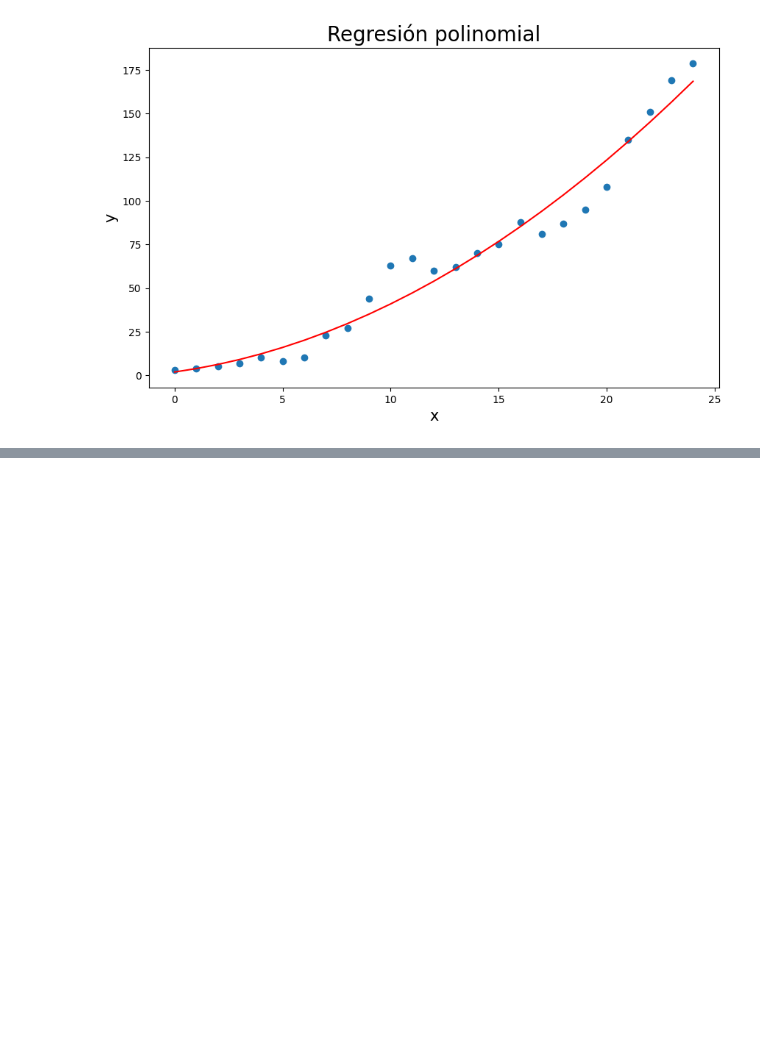
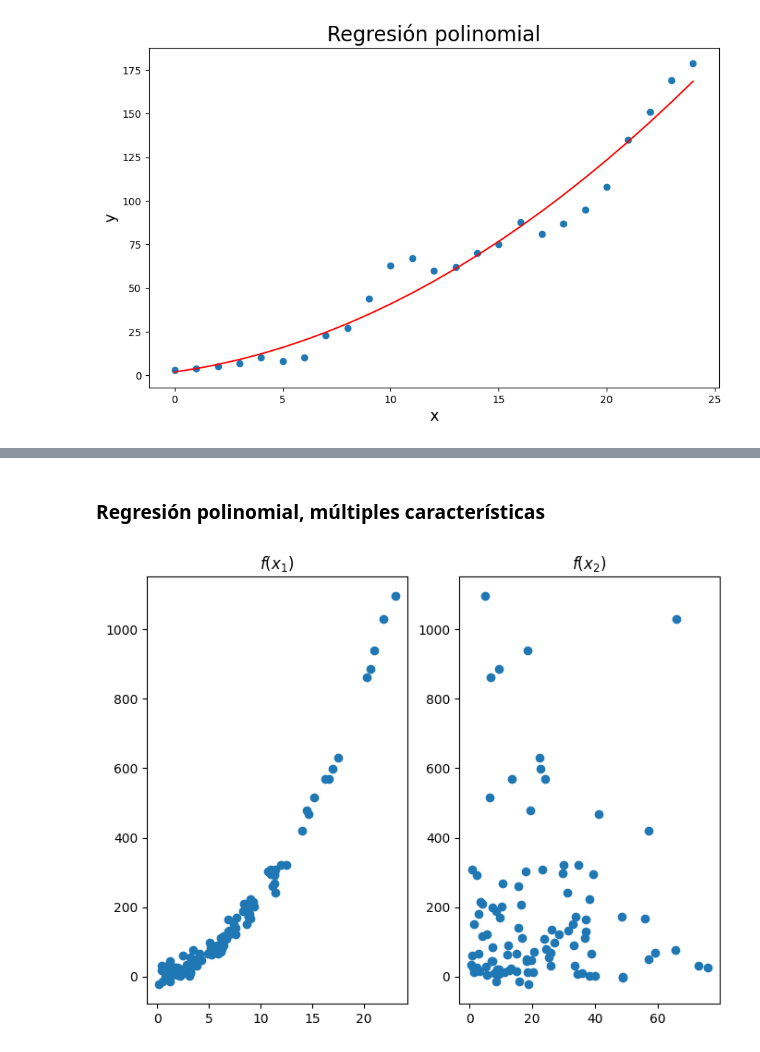
Before and after one commit to emilianodesu/LCD-5Sem-2025-1, a Jupyter notebook: PPCD/T1 Introduccion a ciencia de datos/1.2 Extraccion de grandes cantidades de informacion/modelos_lineales.ipynb, the cells around one changed output, grey strips where cells are left out. Cells and saved outputs as stored; diff of their text form; code cells hidden in the pictures; blank space fills up the shorter version.

```diff
--- a/PPCD/T1 Introduccion a ciencia de datos/1.2 Extraccion de grandes cantidades de informacion/modelos_lineales.ipynb
+++ b/PPCD/T1 Introduccion a ciencia de datos/1.2 Extraccion de grandes cantidades de informacion/modelos_lineales.ipynb
@@ -214,0 +215,16 @@ RMSE : 1.1046556015635582
+# %% [markdown]
+### Regresión polinomial, múltiples características
+# %%
+np.random.seed(1)
+x1 = np.absolute(10 * np.random.randn(100, 1))
+x2 = np.absolute(30 * np.random.randn(100, 1))
+y = 2*x1**2 + 3*x1 + 2 + 20*np.random.randn(100, 1)
+# %%
+fig, axes = plt.subplots(1, 2, figsize=(8, 6))
+axes[0].scatter(x1, y)
+axes[1].scatter(x2, y)
+axes[0].set_title('$f(x_1)$')
+axes[1].set_title('$f(x_2)$')
+plt.show()
+# %% [output]
+[figure, added]
```
Also changed, not shown: parts of 15 cells of this notebook, 1 other file.
